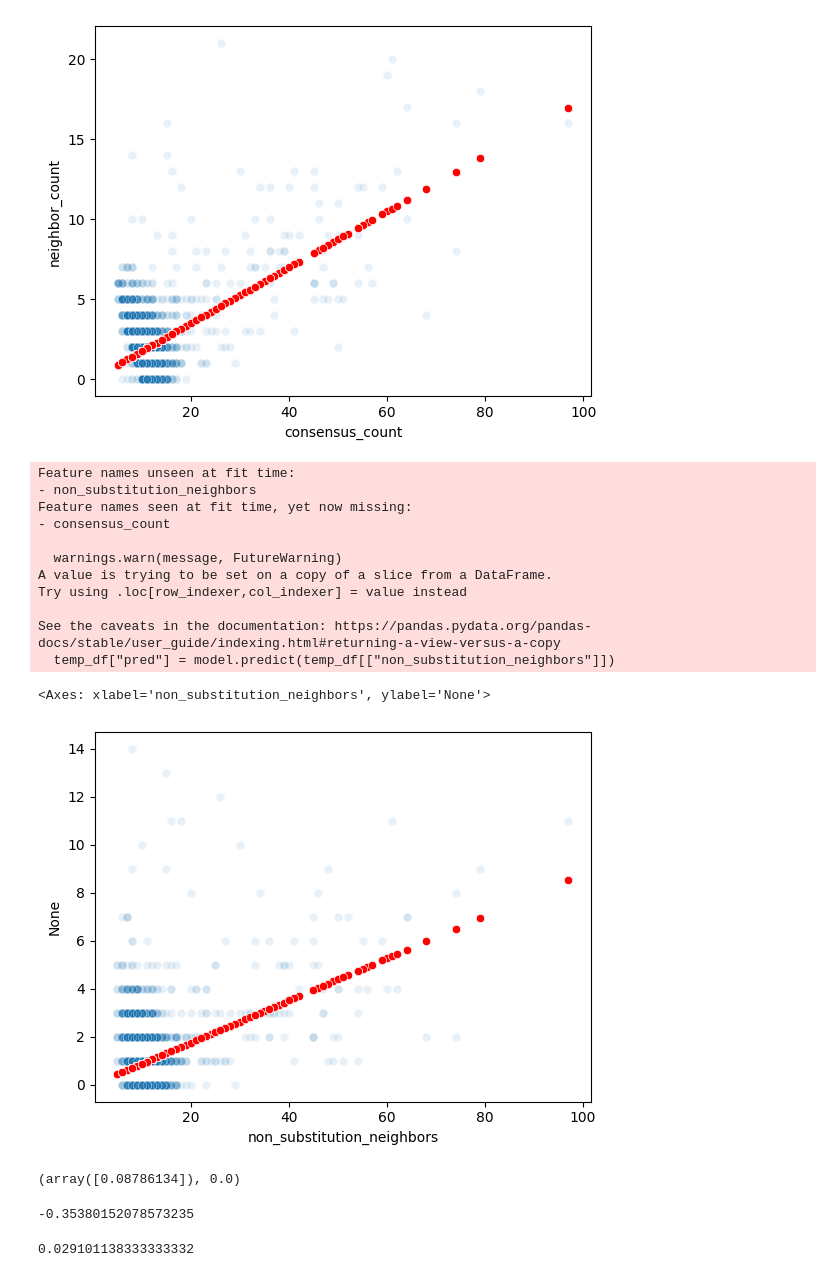
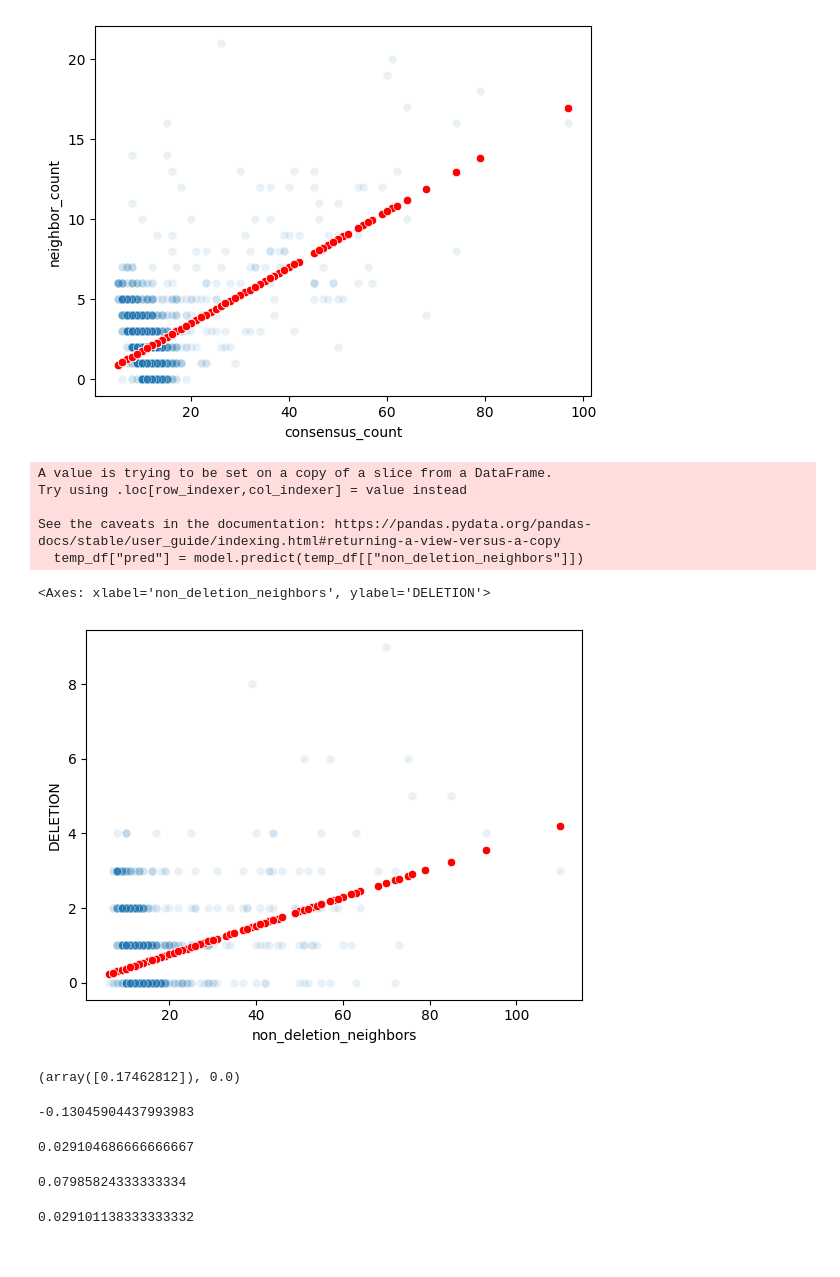
Before and after one commit to GZHoffie/skiver-test, a Jupyter notebook: test.ipynb, the cells around one changed output. Saved outputs shown, nothing was run; the diff lists cells and outputs as text; code cells hidden in the pictures.

Commit message:
Some more tests

```diff
--- a/test.ipynb
+++ b/test.ipynb
@@ -1,7 +1,7 @@
 # %%
 import pandas as pd
 
-df = pd.read_csv('output_ecoli.tsv', sep='\t')
+df = pd.read_csv('./output/ecoli_test.tsv', sep='\t')
 # %%
 df.head()
 # %% [output]
@@ -18,6 +18,10 @@ df['INSERTION'] = df[[col for col in df.columns if col.startswith('INSERTION')]]
 df['DELETION'] = df[[col for col in df.columns if col.startswith('DELETION')]].sum(axis=1)
 # %%
 df['non_substitution_neighbors'] = df['neighbor_count'] + df['consensus_count'] - df['SUBSTITUTION']
+df['non_insertion_neighbors'] = df['neighbor_count'] + df['consensus_count'] - df['INSERTION']
+df['non_deletion_neighbors'] = df['neighbor_count'] + df['consensus_count'] - df['DELETION']
+# %%
+df['ratio'] = df['neighbor_count'] / df['consensus_count']
 # %%
 df[df["ratio"] > 1]
 # %% [output]
@@ -87,36 +90,38 @@ See the caveats in the documentation: https://pandas.pydata.org/pandas-docs/stab
 # %%
 from sklearn.linear_model import LinearRegression, QuantileRegressor
 import matplotlib.pyplot as plt
 temp_df = df[df["total_count"] > 10]
-y = temp_df["SUBSTITUTION"] + temp_df["AMBIGUOUS"]
-df['non_substitution_neighbors'] = df['consensus_count']
+y = temp_df["DELETION"] #+ temp_df["AMBIGUOUS"]
+
 model = LinearRegression(fit_intercept=False)
-model.fit(temp_df[["consensus_count"]], y)
-temp_df["pred"] = model.predict(temp_df[["non_substitution_neighbors"]])
-sns.scatterplot(data=temp_df, x="non_substitution_neighbors", y=y, alpha=0.1)
-sns.scatterplot(data=temp_df, x="non_substitution_neighbors", y="pred", color='red')
+model.fit(temp_df[["non_deletion_neighbors"]], y)
+temp_df["pred"] = model.predict(temp_df[["non_deletion_neighbors"]])
+sns.scatterplot(data=temp_df, x="non_deletion_neighbors", y=y, alpha=0.1)
+sns.scatterplot(data=temp_df, x="non_deletion_neighbors", y="pred", color='red')
 # %% [output]
-Feature names unseen at fit time:
-- non_substitution_neighbors
-Feature names seen at fit time, yet now missing:
-- consensus_count
-
-  warnings.warn(message, FutureWarning)
 A value is trying to be set on a copy of a slice from a DataFrame.
 Try using .loc[row_indexer,col_indexer] = value instead
 
 See the caveats in the documentation: https://pandas.pydata.org/pandas-docs/stable/user_guide/indexing.html#returning-a-view-versus-a-copy
-  temp_df["pred"] = model.predict(temp_df[["non_substitution_neighbors"]])
+  temp_df["pred"] = model.predict(temp_df[["non_deletion_neighbors"]])
-<Axes: xlabel='non_substitution_neighbors', ylabel='None'>
+<Axes: xlabel='non_deletion_neighbors', ylabel='DELETION'>
-[figure, old version]
+[figure, new version]
 # %%
 model.coef_, model.intercept_
 # %% [output]
-(array([0.08786134]), 0.0)
+(array([0.17462812]), 0.0)
 # %%
-1 - (1 / 0.16243141) ** (1/6)
+1 - (1 / 0.47914946) ** (1/6)
 # %% [output]
--0.35380152078573235
+-0.13045904437993983
+# %%
+0.17462812 / 6
+# %% [output]
+0.029104686666666667
+# %%
+0.47914946 / 6
+# %% [output]
+0.07985824333333334
 # %%
 0.17460683 / 6
 # %% [output]
```
Also changed, not shown: parts of 5 cells of this notebook, 1 other file.
